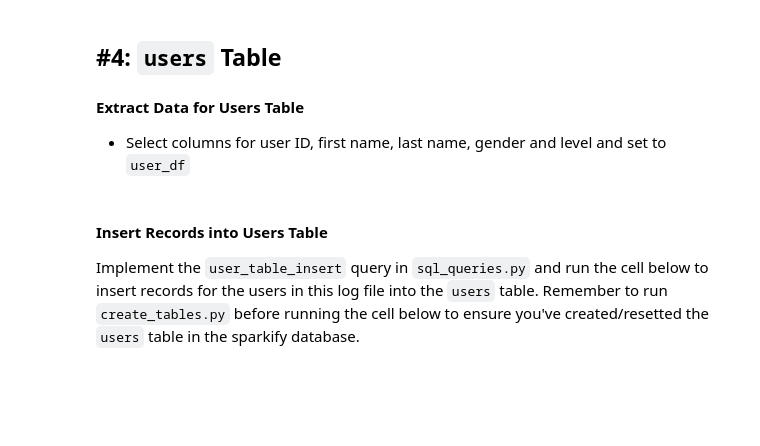
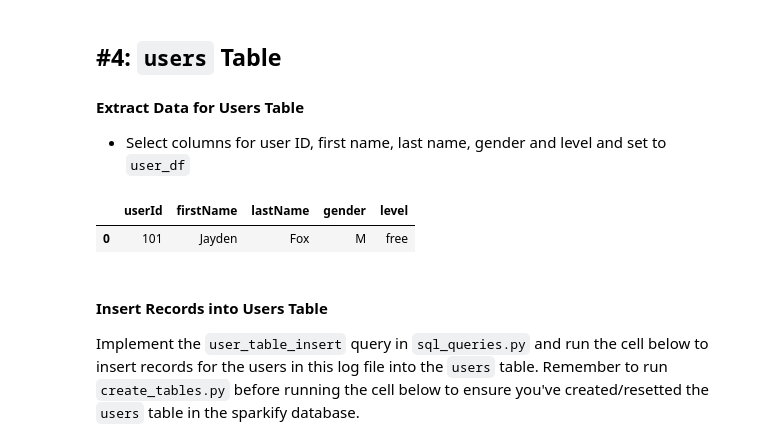
Before and after one commit to askoulwassim/Data_Modeling, a Jupyter notebook: etl.ipynb, the cells around one changed output. Cells and saved outputs as stored; diff of their text form; code cells hidden in the pictures; blank space fills up the shorter version.

```diff
--- a/etl.ipynb
+++ b/etl.ipynb
@@ -176,3 +180,9 @@ user_df = df.iloc[[0],[-1,2,5,3,7]]
+# %%
+user_df = df[["userId", "firstName", "lastName", "gender", "level"]].iloc[[0]]
+user_df
+# %% [output]
+|  | userId | firstName | lastName | gender | level |
+| 0 | 101 | Jayden | Fox | M | free |
 # %% [markdown]
 #### Insert Records into Users Table
 Implement the `user_table_insert` query in `sql_queries.py` and run the cell below to insert records for the users in this log file into the `users` table. Remember to run `create_tables.py` before running the cell below to ensure you've created/resetted the `users` table in the sparkify database.
```
Also changed, not shown: parts of 10 cells of this notebook, 2 other files.
